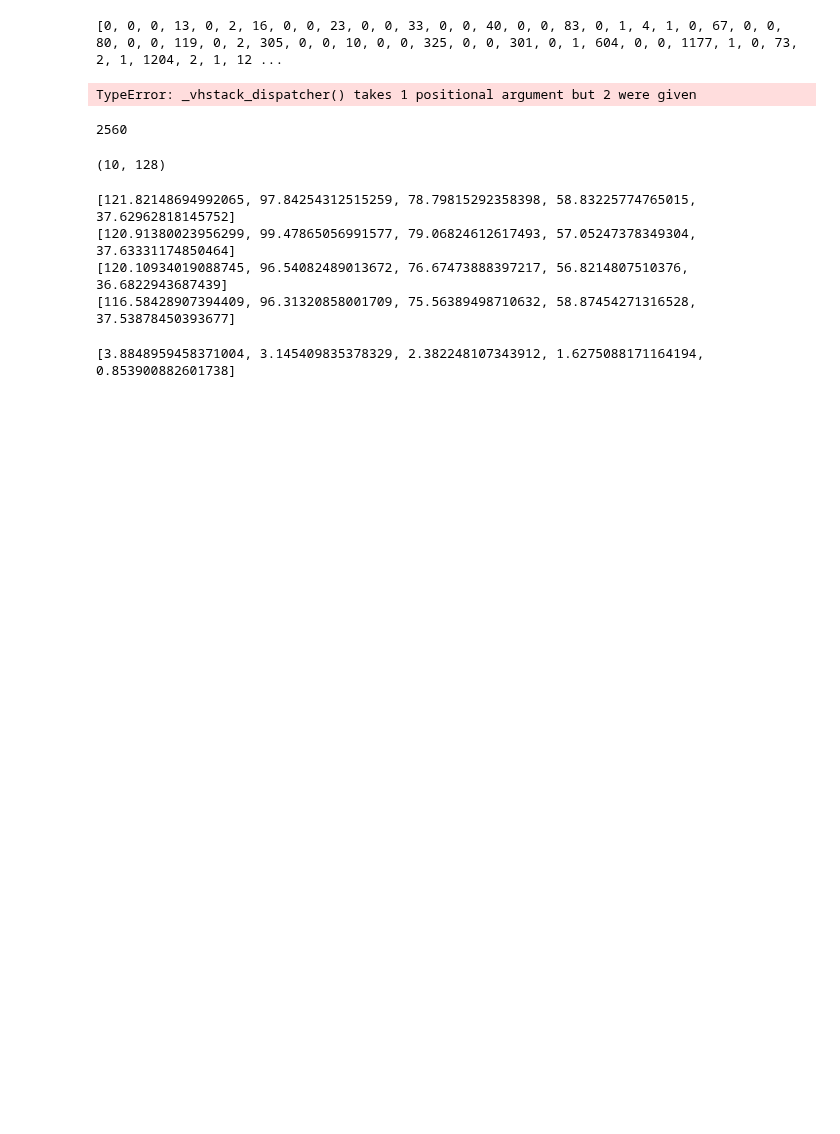
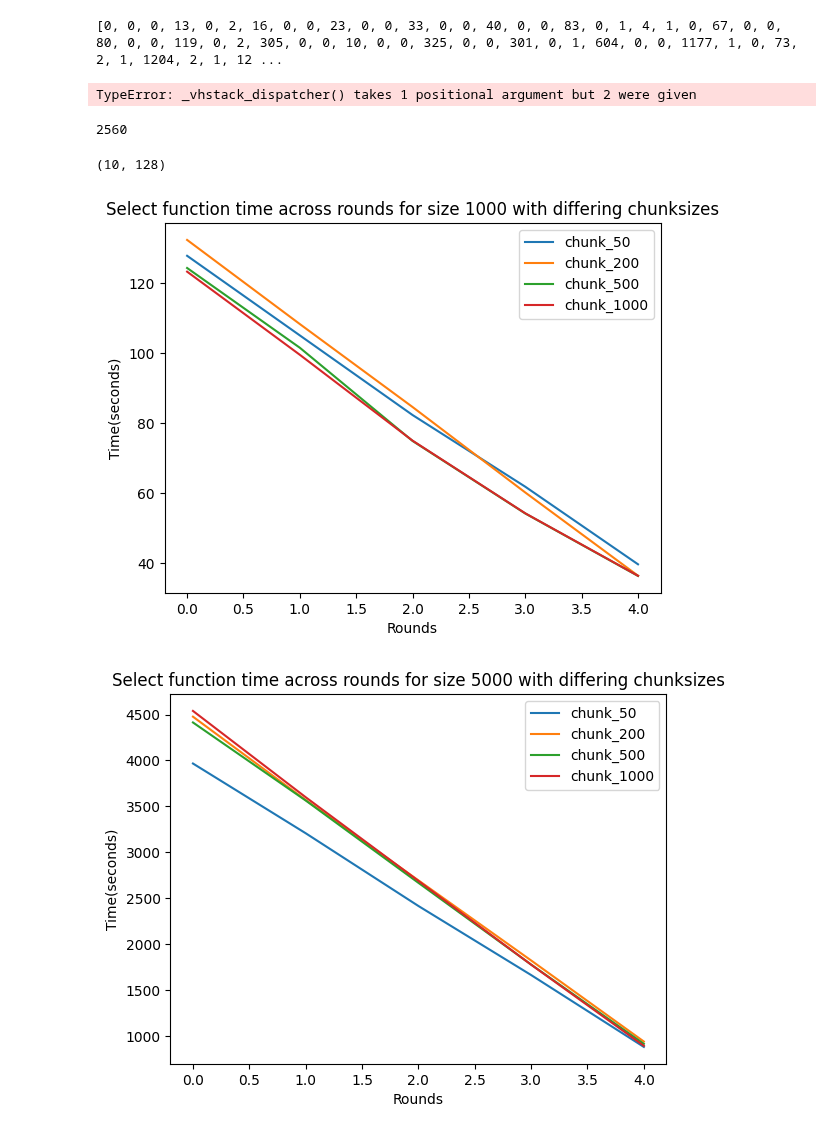
Before and after one commit to sgchr273/FisherMask, a Jupyter notebook: viz.ipynb, the cells around one changed output. Cells and saved outputs as stored; diff of their text form; code cells hidden in the pictures; blank space fills up the shorter version.

Commit message:
began visualizing chunksize with smaller steps across wide range

```diff
--- a/viz.ipynb
+++ b/viz.ipynb
@@ -501,27 +501,30 @@ sq_grads[60].shape
 # %% [output]
 (10, 128)
 # %%
+import matplotlib.pyplot as plt
 # file = open("./Save/chunksize_experiment_logs/exper1000_chunk50.log")
-chunkSizes = [50, 200, 500, 1000]
+def plot_chunktimes(debug_size, chunkSizes):
+    for c in chunkSizes:
+        with open(F"./Save/chunksize_experiment_logs/exper{debug_size}_chunk" + F"{c}" + ".log") as file:
+            lines = file.readlines()
+            num = []
+            for line in lines:
+                if "Select" in line: #  "Average"
+                    for x, i in enumerate(line):
+                        if i.isdigit():
+                            num.append(float(line[x:-8]))
+                            break
+        plt.plot([num[i] for i in range(len(num))], label=F"chunk_{c}")
 
-for c in chunkSizes:
-    with open("./Save/chunksize_experiment_logs/exper1000_chunk" + F"{c}" + ".log") as file:
-        lines = file.readlines()
-        num = []
-        for line in lines:
-            if "Select" in line: #  "Average"
-                for x, i in enumerate(line):
-                    if i.isdigit():
-                        num.append(float(line[x:-8]))
-                        break
-
-        print(num)
+    plt.xlabel('Rounds')
+    plt.ylabel('Time(seconds)')
+    plt.title(F"Select function time across rounds for size {debug_size} with differing chunksizes")
+    plt.legend()
+    plt.show()
-# %% [output]
-[121.82148694992065, 97.84254312515259, 78.79815292358398, 58.83225774765015, 37.62962818145752]
-[120.91380023956299, 99.47865056991577, 79.06824612617493, 57.05247378349304, 37.63331174850464]
-[120.10934019088745, 96.54082489013672, 76.67473888397217, 56.8214807510376, 36.6822943687439]
-[116.58428907394409, 96.31320858001709, 75.56389498710632, 58.87454271316528, 37.53878450393677]
-# %%
-print(num)
-# %% [output]
-[3.8848959458371004, 3.145409835378329, 2.382248107343912, 1.6275088171164194, 0.853900882601738]
+# %%
+chunkSizes = [50, 200, 500, 1000]
+plot_chunktimes(1000, chunkSizes)
+plot_chunktimes(5000, chunkSizes)
+# %% [output]
+[figure, added]
+[figure, added]
```
Also changed, not shown: parts of 1 cell of this notebook, 1 other file.
